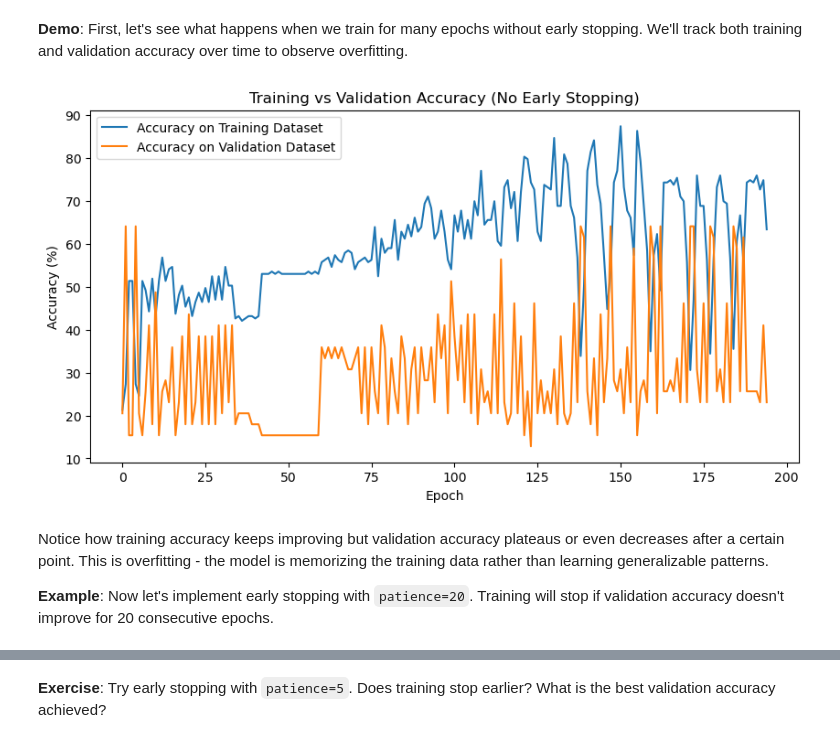
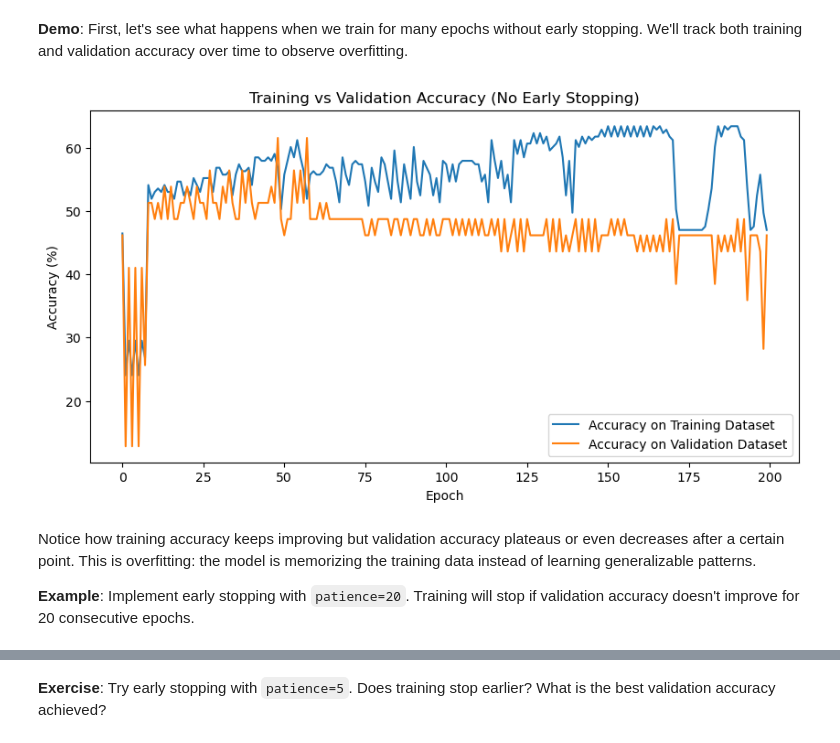
Before and after one commit to atleer/intro-to-deep-learning-dev, a Jupyter notebook: Day02/06_improve_network_through_regularization/06_improve_network_through_regularization.ipynb, the cells around one changed output, grey strips where cells are left out. Saved outputs shown, nothing was run; the diff lists cells and outputs as text; code cells hidden in the pictures.

```diff
--- a/Day02/06_improve_network_through_regularization/06_improve_network_through_regularization.ipynb
+++ b/Day02/06_improve_network_through_regularization/06_improve_network_through_regularization.ipynb
@@ -481,11 +513,11 @@ optimizer = torch.optim.RMSprop(model.parameters(), lr = 0.01)
 
 l2_norm_pre_training = utils.calculate_l2_norm(model)
 # %%
-l2_factor = 0.0
+lam2 = 0.0
 for epoch in range(nepochs):
     l2_norm = utils.calculate_l2_norm(model)
 
-    l2_penalty = l2_factor*l2_norm
+    l2_penalty = lam2*l2_norm
 
     utils.train(model, features_train, labels_train, optimizer=optimizer, penalty = l2_penalty)
 # %%
@@ -512,12 +544,12 @@ optimizer = torch.optim.RMSprop(model.parameters(), lr = 0.01)
 
 l2_norm_pre_training = utils.calculate_l2_norm(model)
 # %%
-l2_factor = 0.1
+lam2 = 0.1
 
 for epoch in range(nepochs):
     l2_norm = utils.calculate_l2_norm(model)
 
-    l2_penalty = l2_factor*l2_norm
+    l2_penalty = lam2*l2_norm
 
     utils.train(model, features_train, labels_train, optimizer=optimizer, penalty = l2_penalty)
 # %%
@@ -559,10 +591,10 @@ torch.manual_seed(SEED)
 model_l1 = Model()
 optimizer_l1 = torch.optim.RMSprop(model_l1.parameters(), lr=0.01)
 
-l1_factor = 0.011
+lam1 = 0.01
 for epoch in range(nepochs):
     l1_norm = utils.calculate_l1_norm(model_l1)
-    l1_penalty = l1_factor * l1_norm
+    l1_penalty = lam1 * l1_norm
     utils.train(model_l1, features_train, labels_train, optimizer=optimizer_l1, penalty=l1_penalty)
 
 # train model with L2 regularization
@@ -570,10 +602,10 @@ torch.manual_seed(SEED)
 model_l2 = Model()
 optimizer_l2 = torch.optim.RMSprop(model_l2.parameters(), lr=0.01)
 
-l2_factor = 0.01
+lam2 = 0.01
 for epoch in range(nepochs):
     l2_norm = utils.calculate_l2_norm(model_l2)
-    l2_penalty = l2_factor * l2_norm
+    l2_penalty = lam2 * l2_norm
     utils.train(model_l2, features_train, labels_train, optimizer=optimizer_l2, penalty=l2_penalty)
 
 # get all parameters from model trained with no, l1, and l2 regularization
@@ -773,7 +808,7 @@ Run the two cells below to define the model used for this section and to split t
 # %%
 # define model
 class Model(nn.Module):
-    def __init__(self, hidden_layer_size=64):
+    def __init__(self, hidden_layer_size=32):
         super().__init__()
 
         self.layers = nn.Sequential(
@@ -797,40 +832,40 @@ labels_train, labels_val, labels_test = labels_train.dataset[labels_train.indice
 # %% [markdown]
 **Demo**: First, let's see what happens when we train for many epochs without early stopping. We'll track both training and validation accuracy over time to observe overfitting.
 # %%
-nepochs = 195
+nepochs = 200
 
 torch.manual_seed(SEED)
 model = Model()
 optimizer = torch.optim.RMSprop(model.parameters(), lr=0.01)
 
-train_acc_list = []
-val_acc_list = []
+train_accuracy_list = []
+val_accuracy_list = []
 
 for epoch in range(nepochs):
     # train the model
     utils.train(model, features_train, labels_train, optimizer=optimizer)
 
     # calculate training and validation accuracy
     train_acc = utils.calculate_accuracy(model, features_train, labels_train, verbose = False)
     val_acc = utils.calculate_accuracy(model, features_val, labels_val, verbose = False)
 
-    train_acc_list.append(train_acc)
-    val_acc_list.append(val_acc)
+    train_accuracy_list.append(train_acc)
+    val_accuracy_list.append(val_acc)
 
 # plot training curves
 plt.figure(figsize=(10, 5))
-plt.plot(train_acc_list, label='Accuracy on Training Dataset')
-plt.plot(val_acc_list, label='Accuracy on Validation Dataset')
+plt.plot(train_accuracy_list, label='Accuracy on Training Dataset')
+plt.plot(val_accuracy_list, label='Accuracy on Validation Dataset')
 plt.xlabel('Epoch')
 plt.ylabel('Accuracy (%)')
 plt.title('Training vs Validation Accuracy (No Early Stopping)')
 plt.legend();
 # %% [output]
-[figure, old version]
+[figure, new version]
 # %% [markdown]
-Notice how training accuracy keeps improving but validation accuracy plateaus or even decreases after a certain point. This is overfitting - the model is memorizing the training data rather than learning generalizable patterns.
+Notice how training accuracy keeps improving but validation accuracy plateaus or even decreases after a certain point. This is overfitting: the model is memorizing the training data instead of learning generalizable patterns.
 
-**Example**: Now let's implement early stopping with `patience=20`. Training will stop if validation accuracy doesn't improve for 20 consecutive epochs.
+**Example**: Implement early stopping with `patience=20`. Training will stop if validation accuracy doesn't improve for 20 consecutive epochs.
 # %%
 nepochs = 200
 
```
Also changed, not shown: parts of 48 cells of this notebook.
